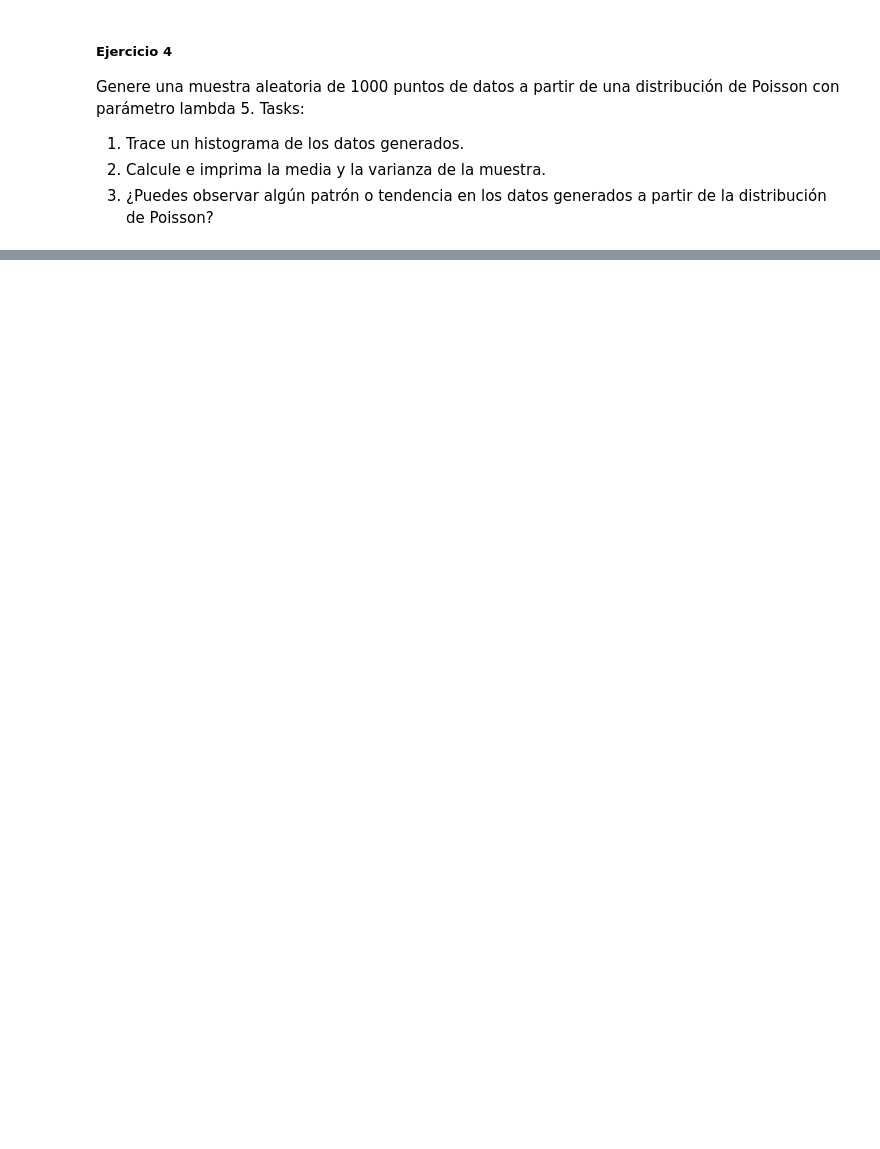
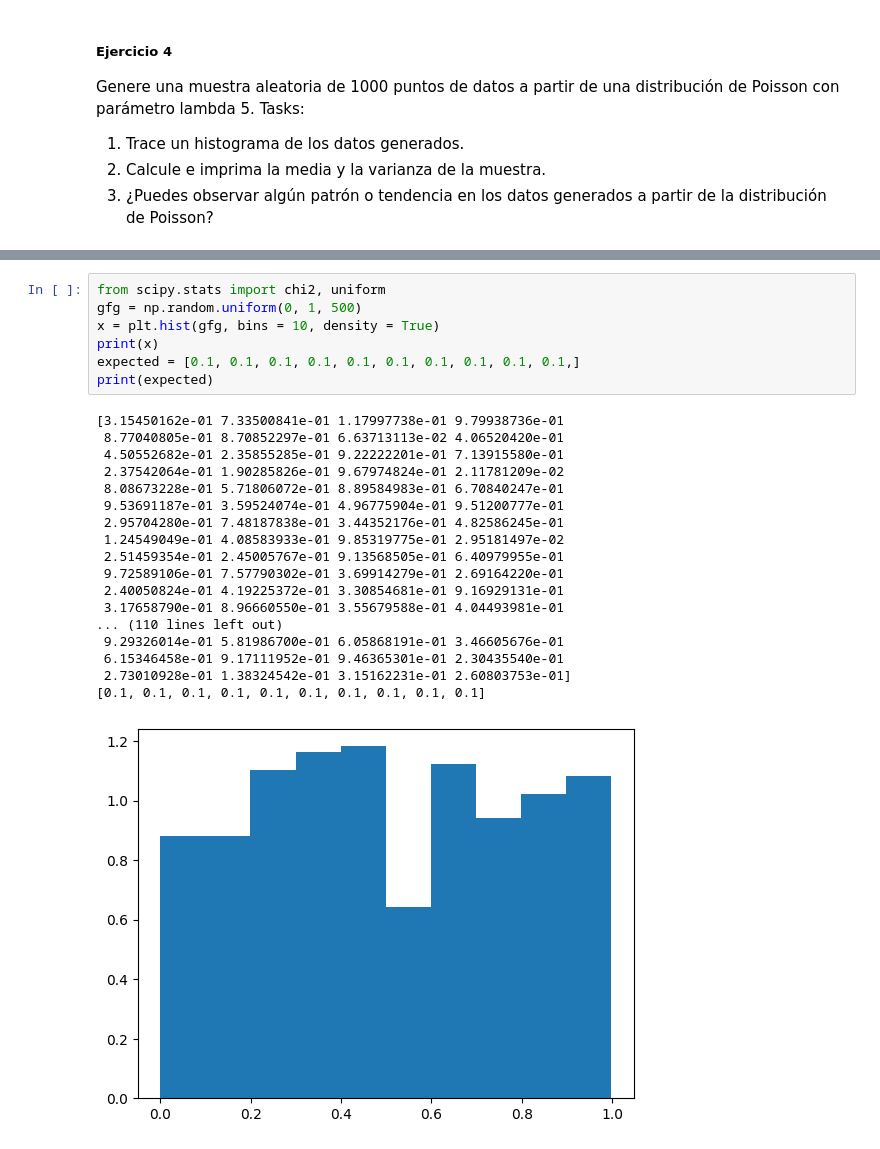
Before and after one commit to 20Candy/Lab1_Simulacion, a Jupyter notebook: main.ipynb, the cells around one changed output, grey strips where cells are left out. Drawn from its saved outputs; the diff is of its cells as text; blank space fills up the shorter version.

```diff
--- a/main.ipynb
+++ b/main.ipynb
@@ -94,0 +159,26 @@ Varianza:  5.4449760000000005
+# %%
+from scipy.stats import chi2, uniform
+gfg = np.random.uniform(0, 1, 500)
+x = plt.hist(gfg, bins = 10, density = True)
+print(x)
+expected = [0.1, 0.1, 0.1, 0.1, 0.1, 0.1, 0.1, 0.1, 0.1, 0.1,]
+print(expected)
+# %% [output]
+[3.15450162e-01 7.33500841e-01 1.17997738e-01 9.79938736e-01
+ 8.77040805e-01 8.70852297e-01 6.63713113e-02 4.06520420e-01
+ 4.50552682e-01 2.35855285e-01 9.22222201e-01 7.13915580e-01
+ 2.37542064e-01 1.90285826e-01 9.67974824e-01 2.11781209e-02
+ 8.08673228e-01 5.71806072e-01 8.89584983e-01 6.70840247e-01
+ 9.53691187e-01 3.59524074e-01 4.96775904e-01 9.51200777e-01
+ 2.95704280e-01 7.48187838e-01 3.44352176e-01 4.82586245e-01
+ 1.24549049e-01 4.08583933e-01 9.85319775e-01 2.95181497e-02
+ 2.51459354e-01 2.45005767e-01 9.13568505e-01 6.40979955e-01
+ 9.72589106e-01 7.57790302e-01 3.69914279e-01 2.69164220e-01
+ 2.40050824e-01 4.19225372e-01 3.30854681e-01 9.16929131e-01
+ 3.17658790e-01 8.96660550e-01 3.55679588e-01 4.04493981e-01
+... (110 lines left out)
+ 9.29326014e-01 5.81986700e-01 6.05868191e-01 3.46605676e-01
+ 6.15346458e-01 9.17111952e-01 9.46365301e-01 2.30435540e-01
+ 2.73010928e-01 1.38324542e-01 3.15162231e-01 2.60803753e-01]
+[0.1, 0.1, 0.1, 0.1, 0.1, 0.1, 0.1, 0.1, 0.1, 0.1]
+[figure, added]
```
Also changed, not shown: parts of 10 cells of this notebook.
